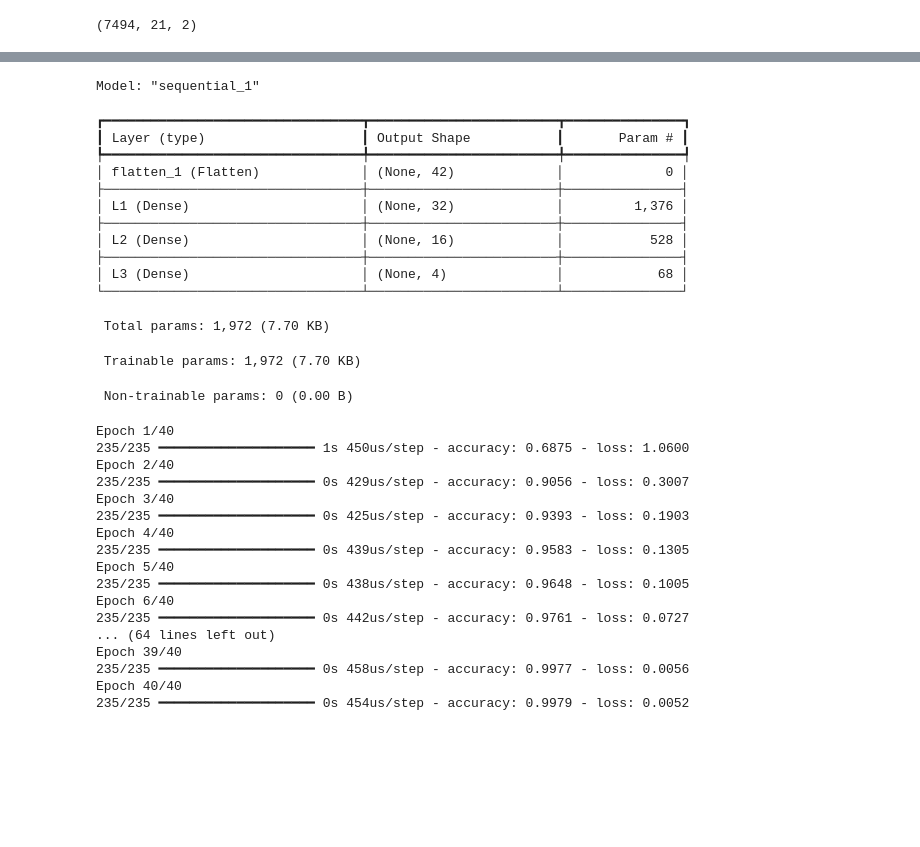
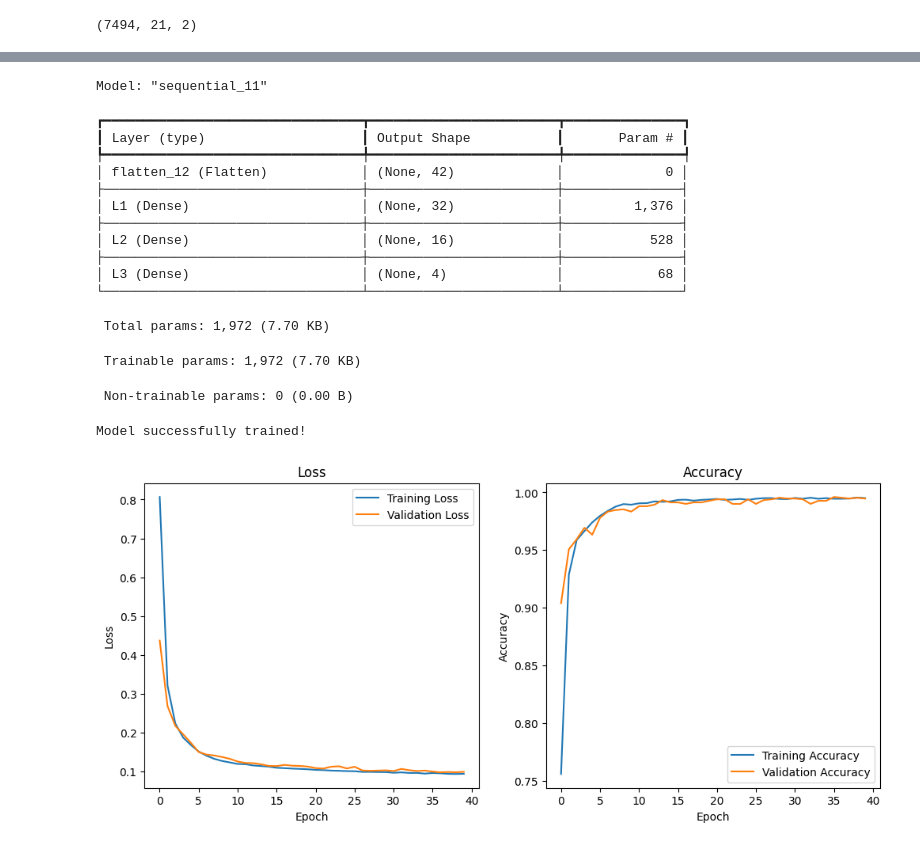
Before and after one commit to adrnabrm/hand-gesture-recognition, a Jupyter notebook: model_creator.ipynb, the cells around one changed output, grey strips where cells are left out. Drawn from its saved outputs; the diff is of its cells as text; code cells hidden in the pictures; blank space fills up the shorter version.

Commit message:
Generalized data importation, added training/test splitting, L2 regularization, and learning curve plots

```diff
--- a/model_creator.ipynb
+++ b/model_creator.ipynb
@@ -145,18 +95,23 @@ array([0., 0., 0., ..., 3., 3., 3.])
+# %%
+# Splitting dataset into training set and cross validation set
+data_train, data_cv, target_train, target_cv = train_test_split(data, targets, test_size=0.2, random_state=42)
 # %%
+# Creating a Sequential model for our neural network
+l = 0.001
 model = Sequential([
-    Input(shape=data.shape[1:]),              # Define the input shape here
-    Flatten(),                                # Flatten the (21, 2) input into a 1D vector
-    Dense(32, activation='relu',  name='L1'), # Fully connected layer with 25 neurons
-    Dense(16, activation='relu',  name='L2'), # Fully connected layer with 16 neurons
-    Dense(4, activation='linear', name='L3')  # Output layer for binary classification
+    Input(shape=data.shape[1:]),                                                    # Define the input shape here
+    Flatten(),                                                                      # Flatten the (21, 2) input into a 1D vector
+    Dense(32, activation='relu',  name='L1', kernel_regularizer=L2(l)),             # Fully connected layer with 20 neurons
+    Dense(16, activation='relu',  name='L2', kernel_regularizer=L2(l)),             # Fully connected layer with 10 neurons
+    Dense(len(gestures), activation='linear', name='L3', kernel_regularizer=L2(l))  # Output layer for multiclass classification
 ])
 model.summary()
 # %% [output]
-Model: "sequential_1"
+Model: "sequential_11"
 ┏━━━━━━━━━━━━━━━━━━━━━━━━━━━━━━━━━┳━━━━━━━━━━━━━━━━━━━━━━━━┳━━━━━━━━━━━━━━━┓
 ┃ Layer (type)                    ┃ Output Shape           ┃       Param # ┃
 ┡━━━━━━━━━━━━━━━━━━━━━━━━━━━━━━━━━╇━━━━━━━━━━━━━━━━━━━━━━━━╇━━━━━━━━━━━━━━━┩
-│ flatten_1 (Flatten)             │ (None, 42)             │             0 │
+│ flatten_12 (Flatten)            │ (None, 42)             │             0 │
 ├─────────────────────────────────┼────────────────────────┼───────────────┤
 │ L1 (Dense)                      │ (None, 32)             │         1,376 │
 ├─────────────────────────────────┼────────────────────────┼───────────────┤
@@ -173,26 +128,38 @@ model.compile(optimizer=tf.keras.optimizers.Adam(learning_rate=0.001),
               metrics=['accuracy'])
 # %%
 history = model.fit(
-    data,targets,
-    epochs=40
+    data_train,target_train,
+    epochs=40,
+    validation_data=(data_cv,target_cv),
+    verbose=0
 )
+print("Model successfully trained!")
 # %% [output]
-Epoch 1/40
-235/235 ━━━━━━━━━━━━━━━━━━━━ 1s 450us/step - accuracy: 0.6875 - loss: 1.0600
-Epoch 2/40
-235/235 ━━━━━━━━━━━━━━━━━━━━ 0s 429us/step - accuracy: 0.9056 - loss: 0.3007
-Epoch 3/40
-235/235 ━━━━━━━━━━━━━━━━━━━━ 0s 425us/step - accuracy: 0.9393 - loss: 0.1903
-Epoch 4/40
-235/235 ━━━━━━━━━━━━━━━━━━━━ 0s 439us/step - accuracy: 0.9583 - loss: 0.1305
-Epoch 5/40
-235/235 ━━━━━━━━━━━━━━━━━━━━ 0s 438us/step - accuracy: 0.9648 - loss: 0.1005
-Epoch 6/40
-235/235 ━━━━━━━━━━━━━━━━━━━━ 0s 442us/step - accuracy: 0.9761 - loss: 0.0727
-... (64 lines left out)
-Epoch 39/40
-235/235 ━━━━━━━━━━━━━━━━━━━━ 0s 458us/step - accuracy: 0.9977 - loss: 0.0056
-Epoch 40/40
-235/235 ━━━━━━━━━━━━━━━━━━━━ 0s 454us/step - accuracy: 0.9979 - loss: 0.0052
+Model successfully trained!
+# %%
+# Plotting learning curves
+plt.figure(figsize=(12, 5))
+
+# Plot training & validation loss
+plt.subplot(1, 2, 1)
+plt.plot(history.history['loss'], label='Training Loss')
+plt.plot(history.history['val_loss'], label='Validation Loss')
+plt.title('Loss')
+plt.xlabel('Epoch')
+plt.ylabel('Loss')
+plt.legend()
+
+# Plot training & validation accuracy
+plt.subplot(1, 2, 2)
+plt.plot(history.history['accuracy'], label='Training Accuracy')
+plt.plot(history.history['val_accuracy'], label='Validation Accuracy')
+plt.title('Accuracy')
+plt.xlabel('Epoch')
+plt.ylabel('Accuracy')
+plt.legend()
+
+plt.show()
+# %% [output]
+[figure, added]
 # %%
 model.save("gesture_model.keras")
```
Also changed, not shown: parts of 19 cells of this notebook.
